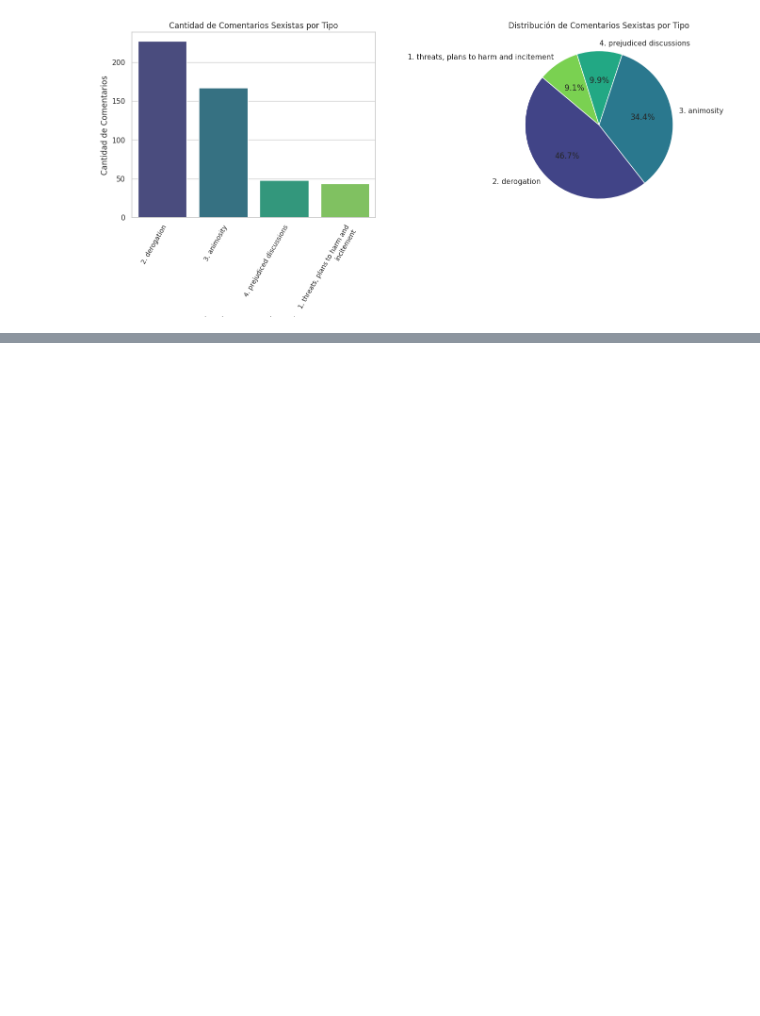
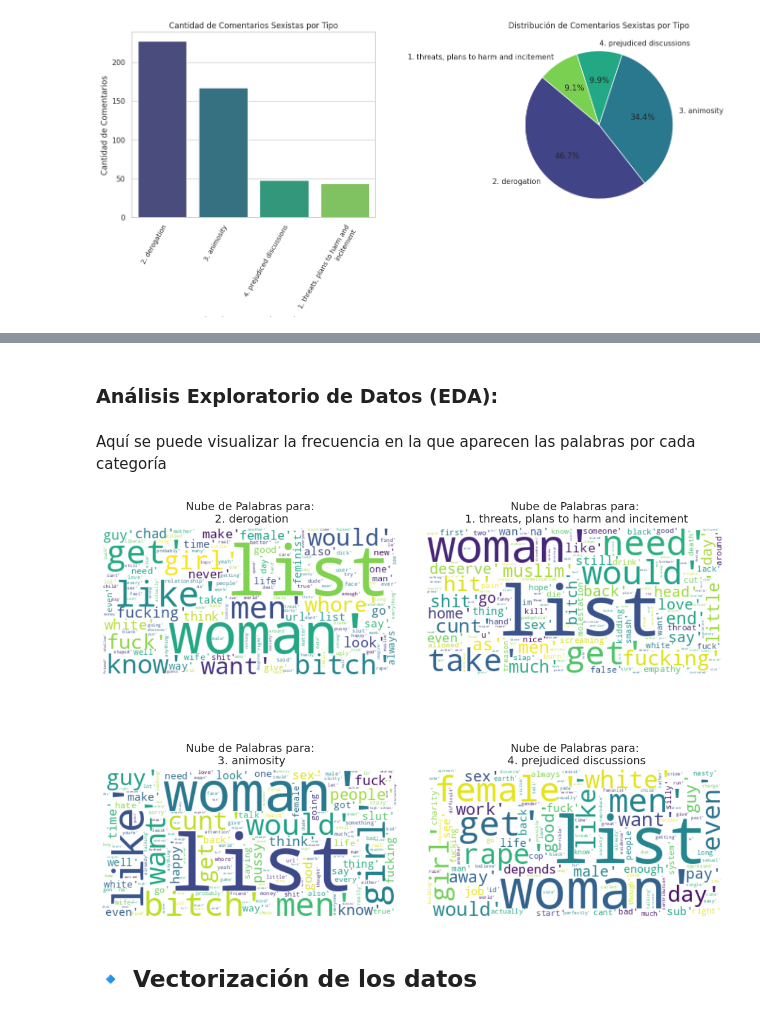
Before and after one commit to nioclandramer/IA_ComSexista, a Jupyter notebook: IA_comentSexistas.ipynb, the cells around one changed output, grey strips where cells are left out. Saved outputs shown, nothing was run; the diff lists cells and outputs as text; code cells hidden in the pictures; blank space fills up the shorter version.

```diff
--- a/IA_comentSexistas.ipynb
+++ b/IA_comentSexistas.ipynb
@@ -80,0 +343,17 @@ Passing `palette` without assigning `hue` is deprecated and will be removed in v
+# %%
+# Descargar los recursos necesarios
+nltk.download('wordnet')
+nltk.download('omw-1.4')
+
+# Inicializar el lematizador
+lemmatizer = WordNetLemmatizer()
+
+# Función para lematizar tokens
+def lematizar_tokens(tokens):
+    return [lemmatizer.lemmatize(word) for word in tokens]
+
+# Aplicar lematización
+datos['cleaned_text'] = datos['cleaned_text'].apply(lematizar_tokens)
+
+# Verificar los resultados finales
+print(datos[['text', 'cleaned_text']].head())
@@ -80,0 +376,31 @@ Passing `palette` without assigning `hue` is deprecated and will be removed in v
+# %% [markdown]
+### Análisis Exploratorio de Datos (EDA):
+# %% [markdown]
+Aquí se puede visualizar la frecuencia en la que aparecen las palabras por cada categoría
+# %%
+# Generar nubes de palabras para cada categoría
+categories = datos['label_category'].unique()
+
+# Crear una figura con subgráficas (2x2)
+fig, axes = plt.subplots(2, 2, figsize=(12, 10))
+axes = axes.flatten()  # Aplanar la matriz de ejes para facilitar el acceso
+
+for i, category in enumerate(categories):
+    # Filtrar comentarios por categoría
+    text = datos[datos['label_category'] == category]['cleaned_text'].values
+
+    # Crear una nube de palabras
+    wordcloud = WordCloud(width=400, height=200, background_color='white').generate(str(text))
+
+    # Mostrar la nube de palabras en el subplot correspondiente
+    axes[i].imshow(wordcloud, interpolation='bilinear')
+    axes[i].axis('off')  # Ocultar ejes
+    axes[i].set_title(f'Nube de Palabras para:\n {category}', fontsize=14)
+
+# Ajustar el espacio entre subgráficas
+plt.tight_layout(pad=3.0)
+plt.show()
+# %% [output]
+[figure, added]
+# %% [markdown]
+## 🔹 **Vectorización de los datos**
```
Also changed, not shown: parts of 47 cells of this notebook.
